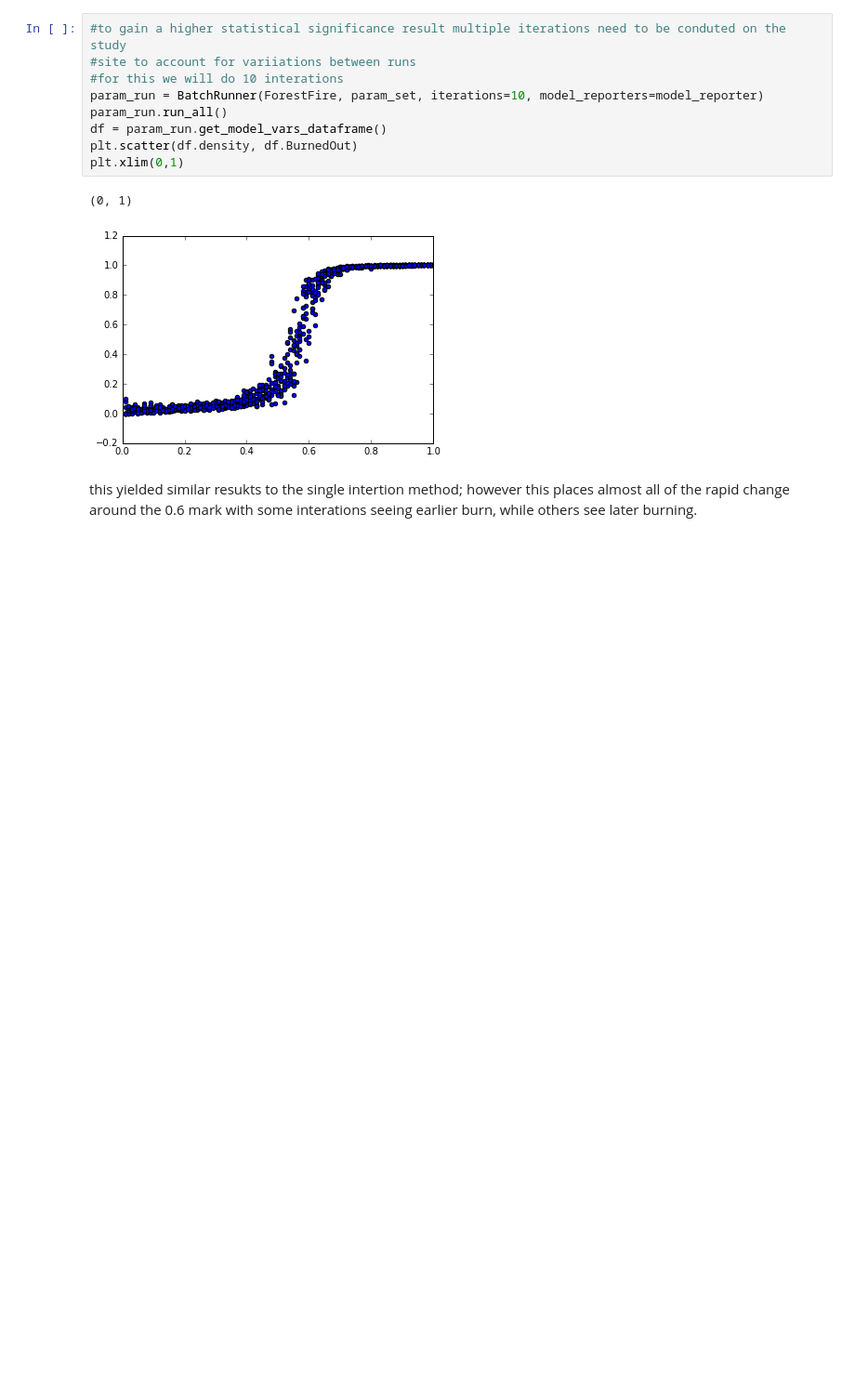
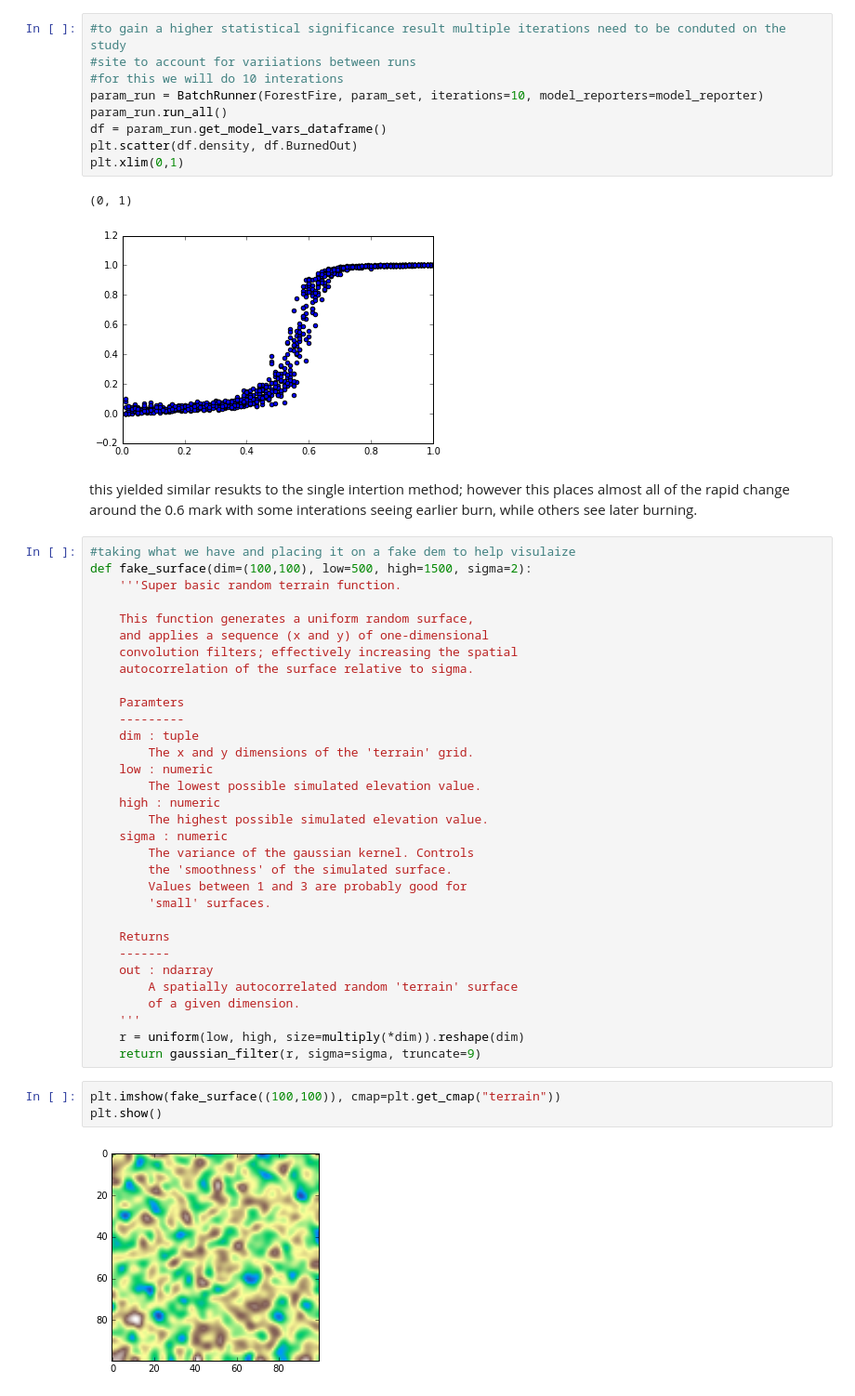
Before and after one commit to marckaylor/STA-Lab-4, a Jupyter notebook: Lab-4.ipynb, the cells around one changed output. Shown at 93% size. Drawn from its saved outputs; the diff is of its cells as text; blank space fills up the shorter version.

Commit message:
added random dem surface

```diff
--- a/Lab-4.ipynb
+++ b/Lab-4.ipynb
@@ -205,3 +210,40 @@ plt.xlim(0,1)
 [figure]
 # %% [markdown]
 this yielded similar resukts to the single intertion method; however this places almost all of the rapid change around the 0.6 mark with some interations seeing earlier burn, while others see later burning.
+# %%
+#taking what we have and placing it on a fake dem to help visulaize
+def fake_surface(dim=(100,100), low=500, high=1500, sigma=2):
+    '''Super basic random terrain function.
+
+    This function generates a uniform random surface,
+    and applies a sequence (x and y) of one-dimensional
+    convolution filters; effectively increasing the spatial
+    autocorrelation of the surface relative to sigma.
+
+    Paramters
+    ---------
+    dim : tuple
+        The x and y dimensions of the 'terrain' grid.
+    low : numeric
+        The lowest possible simulated elevation value.
+    high : numeric
+        The highest possible simulated elevation value.
+    sigma : numeric
+        The variance of the gaussian kernel. Controls
+        the 'smoothness' of the simulated surface.
+        Values between 1 and 3 are probably good for
+        'small' surfaces.
+
+    Returns
+    -------
+    out : ndarray
+        A spatially autocorrelated random 'terrain' surface
+        of a given dimension.
+    '''
+    r = uniform(low, high, size=multiply(*dim)).reshape(dim)
+    return gaussian_filter(r, sigma=sigma, truncate=9)
+# %%
+plt.imshow(fake_surface((100,100)), cmap=plt.get_cmap("terrain"))
+plt.show()
+# %% [output]
+[figure, added]
```
Also changed, not shown: parts of 1 cell of this notebook.
